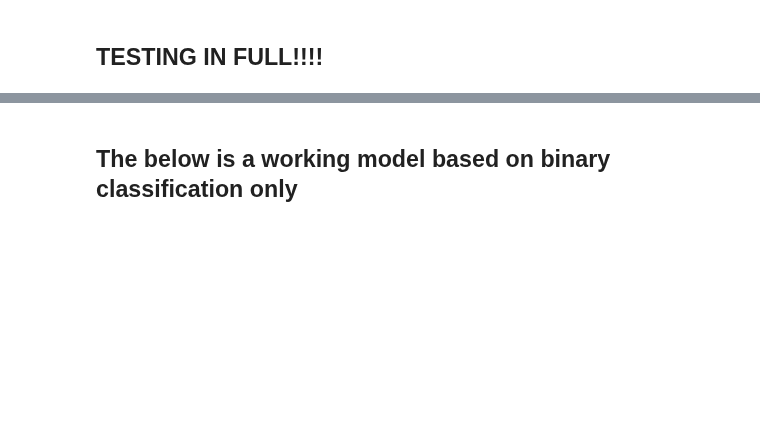
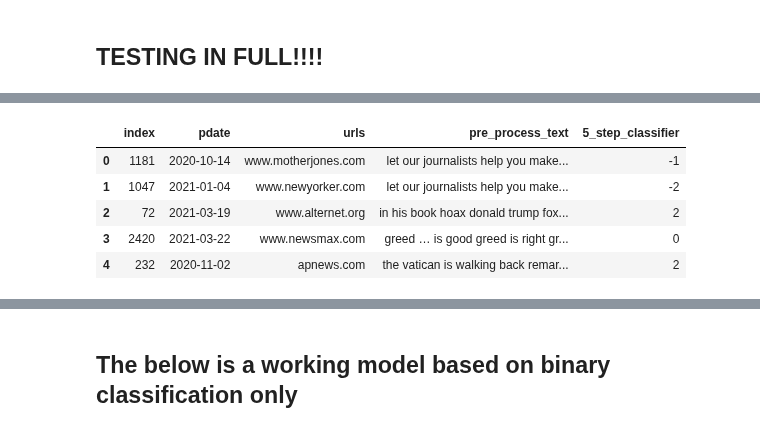
Before and after one commit to zulu-tango/news_and_echo_bubbles, a Jupyter notebook: notebooks/Updates_to_ideology_model_Friday.ipynb, the cells around one changed output, grey strips where cells are left out. Drawn from its saved outputs; the diff is of its cells as text; code cells hidden in the pictures; blank space fills up the shorter version.

```diff
--- a/notebooks/Updates_to_ideology_model_Friday.ipynb
+++ b/notebooks/Updates_to_ideology_model_Friday.ipynb
@@ -200,5 +200,16 @@ df.head()
 # %%
 import numpy as np
+# %%
+df = df.reset_index()
+# %%
+df.head()
+# %% [output]
+|  | index | pdate | urls | pre_process_text | 5_step_classifier |
+| 0 | 1181 | 2020-10-14 | www.motherjones.com | let our journalists help you make... | -1 |
+| 1 | 1047 | 2021-01-04 | www.newyorker.com | let our journalists help you make... | -2 |
+| 2 | 72 | 2021-03-19 | www.alternet.org | in his book hoax donald trump fox... | 2 |
+| 3 | 2420 | 2021-03-22 | www.newsmax.com | greed … is good greed is right gr... | 0 |
+| 4 | 232 | 2020-11-02 | apnews.com | the vatican is walking back remar... | 2 |
 # %%
 n = 5
 
```
Also changed, not shown: parts of 15 cells of this notebook.
